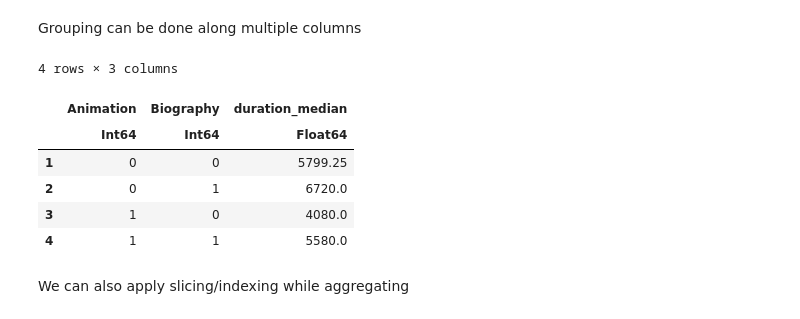
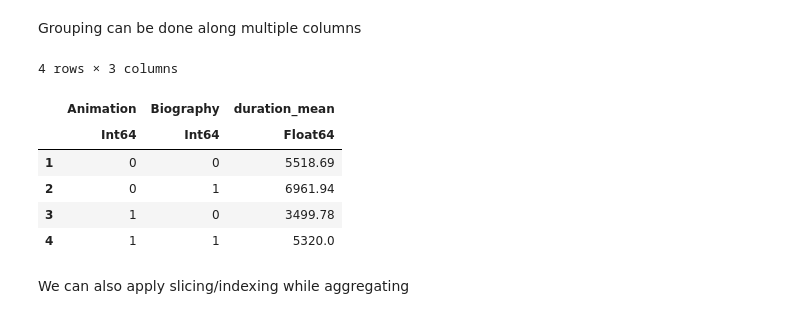
Before and after one commit to JuliaComputing/Finance_demos, a Jupyter notebook: DataFrames_demo/DataFrames.ipynb, the cells around one changed output. Cells and saved outputs as stored; diff of their text form; code cells hidden in the pictures.

```diff
--- a/DataFrames_demo/DataFrames.ipynb
+++ b/DataFrames_demo/DataFrames.ipynb
@@ -493,7 +496,7 @@ Many data analysis tasks involve splitting a data set into groups, applying some
 
 The DataFrames package supports the Split-Apply-Combine strategy through the by function, which takes in three arguments: (1) a DataFrame, (2) one or more columns to split the DataFrame on, and (3) a function or expression to apply to each subset of the DataFrame.
 # %%
-df = CSV.read("/home/dpk1729/genre_imdb.csv", copycols=true);
+df = CSV.read("/home/dpk1729/imdb_dataframes.csv", copycols=true);
 # %% [markdown]
 ### Group by a column and aggregate by another
 Number of wins in each genre: Here we group the dataframe by genre, and then aggregate(sum) along Wins
@@ -548,14 +551,14 @@ by(df, :genre, df -> DataFrame(mean_duration = mean(df.duration), mean_wins = me
 # %% [markdown]
 Grouping can be done along multiple columns
 # %%
-by(df, [:Animation, :Biography], :duration => median)
+combine(groupby(df, [:Animation, :Biography]), :duration => mean)
 # %% [output]
 4 rows × 3 columns
-|  | Animation | Biography | duration_median |
+|  | Animation | Biography | duration_mean |
 |  | Int64 | Int64 | Float64 |
-| 1 | 0 | 0 | 5799.25 |
-| 2 | 0 | 1 | 6720.0 |
-| 3 | 1 | 0 | 4080.0 |
-| 4 | 1 | 1 | 5580.0 |
+| 1 | 0 | 0 | 5518.69 |
+| 2 | 0 | 1 | 6961.94 |
+| 3 | 1 | 0 | 3499.78 |
+| 4 | 1 | 1 | 5320.0 |
 # %% [markdown]
 We can also apply slicing/indexing while aggregating
```
Also changed, not shown: parts of 8 cells of this notebook.
